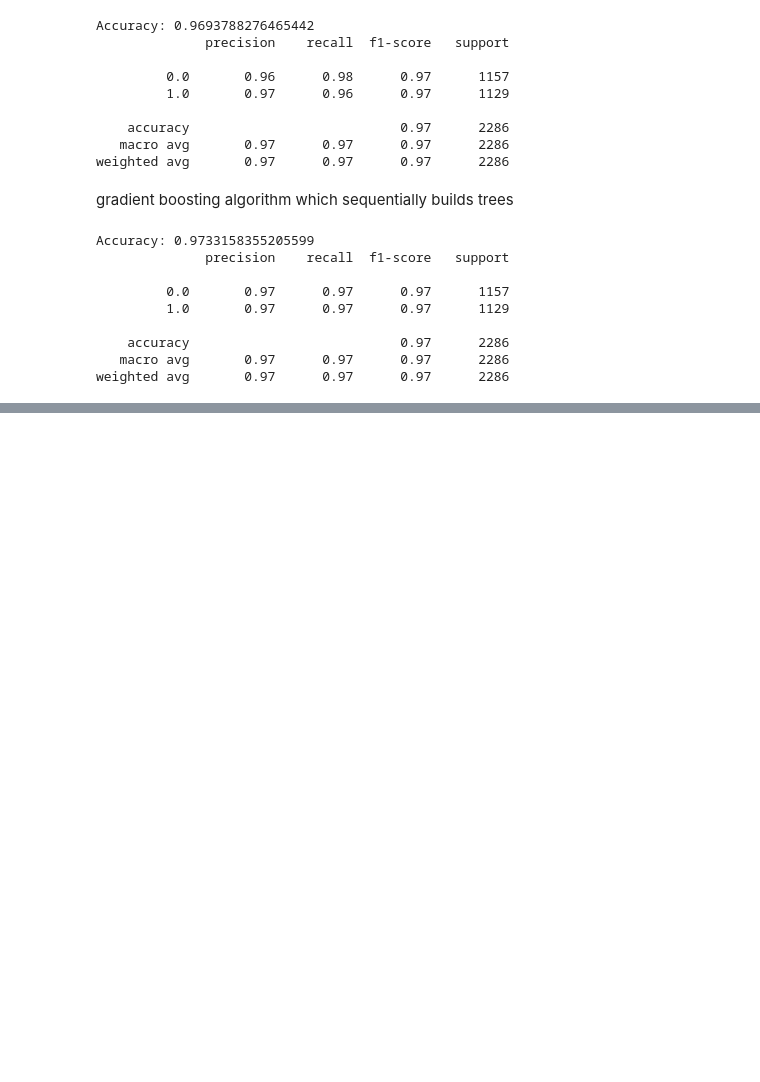
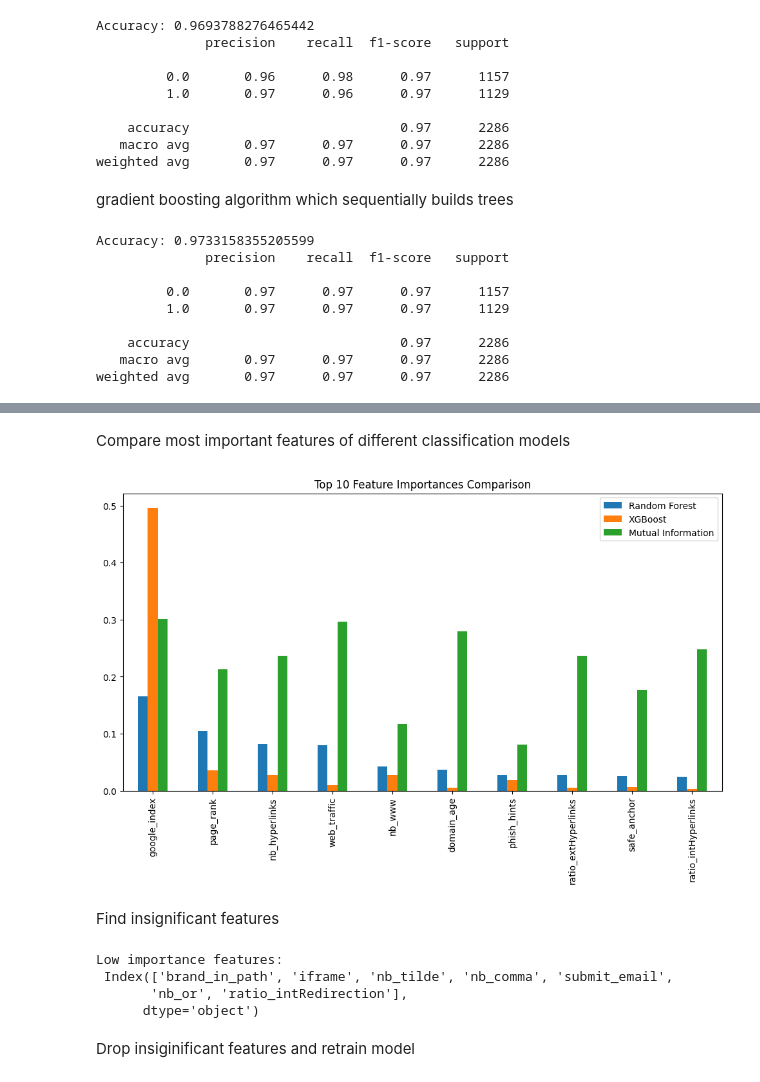
Before and after one commit to islak/phishing-detection, a Jupyter notebook: phishing.ipynb, the cells around one changed output, grey strips where cells are left out. Saved outputs shown, nothing was run; the diff lists cells and outputs as text; code cells hidden in the pictures; blank space fills up the shorter version.

```diff
--- a/phishing.ipynb
+++ b/phishing.ipynb
@@ -256,0 +259,6 @@ weighted avg       0.97      0.97      0.97      2286
+# %%
+rf_importance = pd.Series(rf.feature_importances_, index=X.columns).sort_values(ascending=False)
+xgb_importance = pd.Series(xgb.feature_importances_, index=X.columns).sort_values(ascending=False)
+
+print("Random Forest Feature Importance:\n", rf_importance)
+print("XGBoost Feature Importance:\n", xgb_importance)
@@ -256,0 +283,8 @@ weighted avg       0.97      0.97      0.97      2286
+# %%
+feature_importances = pd.DataFrame({
+    'Random Forest': rf_importance,
+    'XGBoost': xgb_importance,
+    'Mutual Information': feature_importance
+}).sort_values(by='Random Forest', ascending=False)
+
+print(feature_importances.head(10))  # View top 10 features for each method
@@ -256,0 +303,19 @@ weighted avg       0.97      0.97      0.97      2286
+# %% [markdown]
+Compare most important features of different classification models
+# %%
+feature_importances.head(10).plot(kind='bar', figsize=(12, 6), title='Top 10 Feature Importances Comparison')
+plt.show()
+# %% [output]
+[figure, added]
+# %% [markdown]
+Find insignificant features
+# %%
+low_importance = feature_importances[(feature_importances < 0.001).all(axis=1)]
+print("Low importance features:\n", low_importance.index)
+# %% [output]
+Low importance features:
+ Index(['brand_in_path', 'iframe', 'nb_tilde', 'nb_comma', 'submit_email',
+       'nb_or', 'ratio_intRedirection'],
+      dtype='object')
+# %% [markdown]
+Drop insiginificant features and retrain model
```
Also changed, not shown: parts of 7 cells of this notebook.
